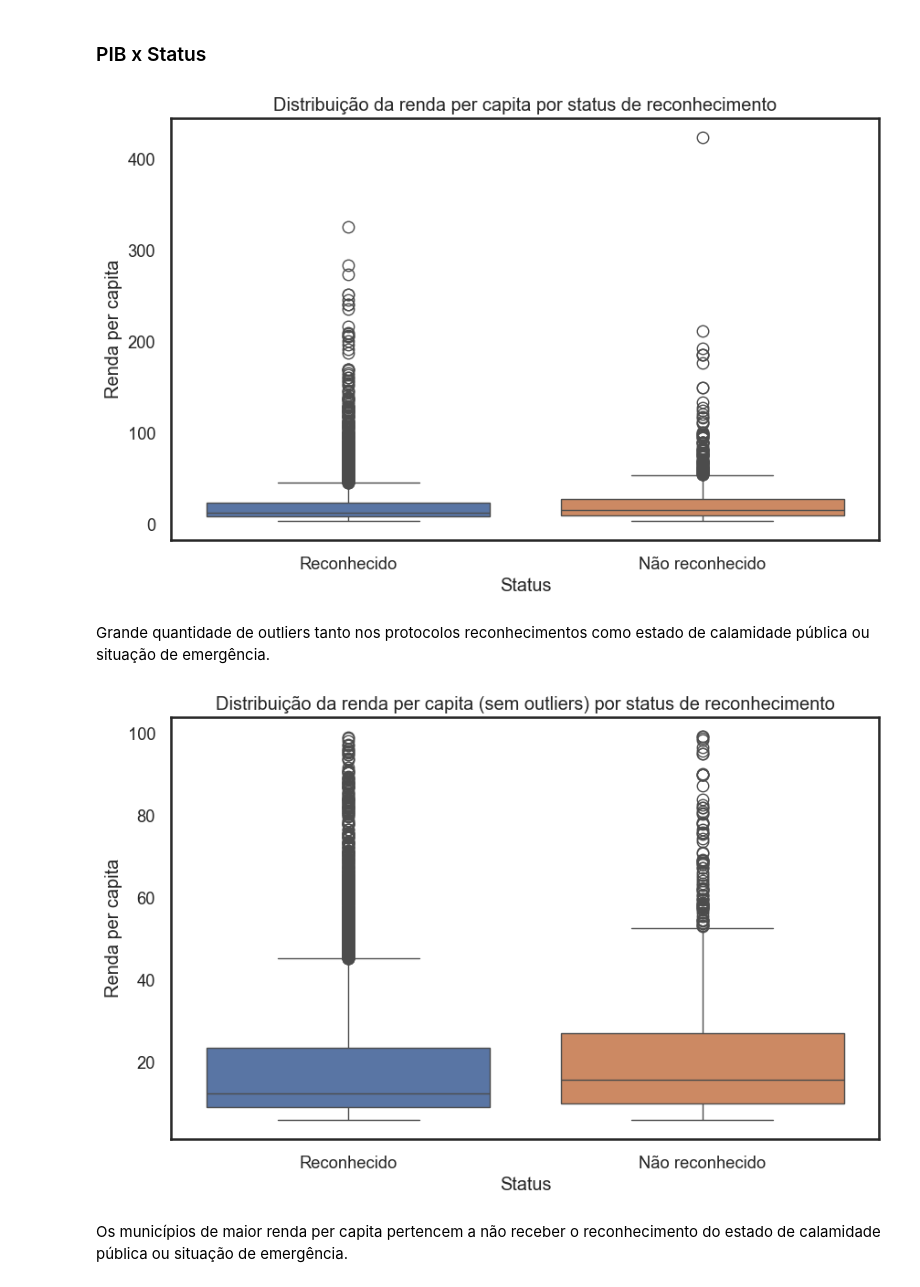
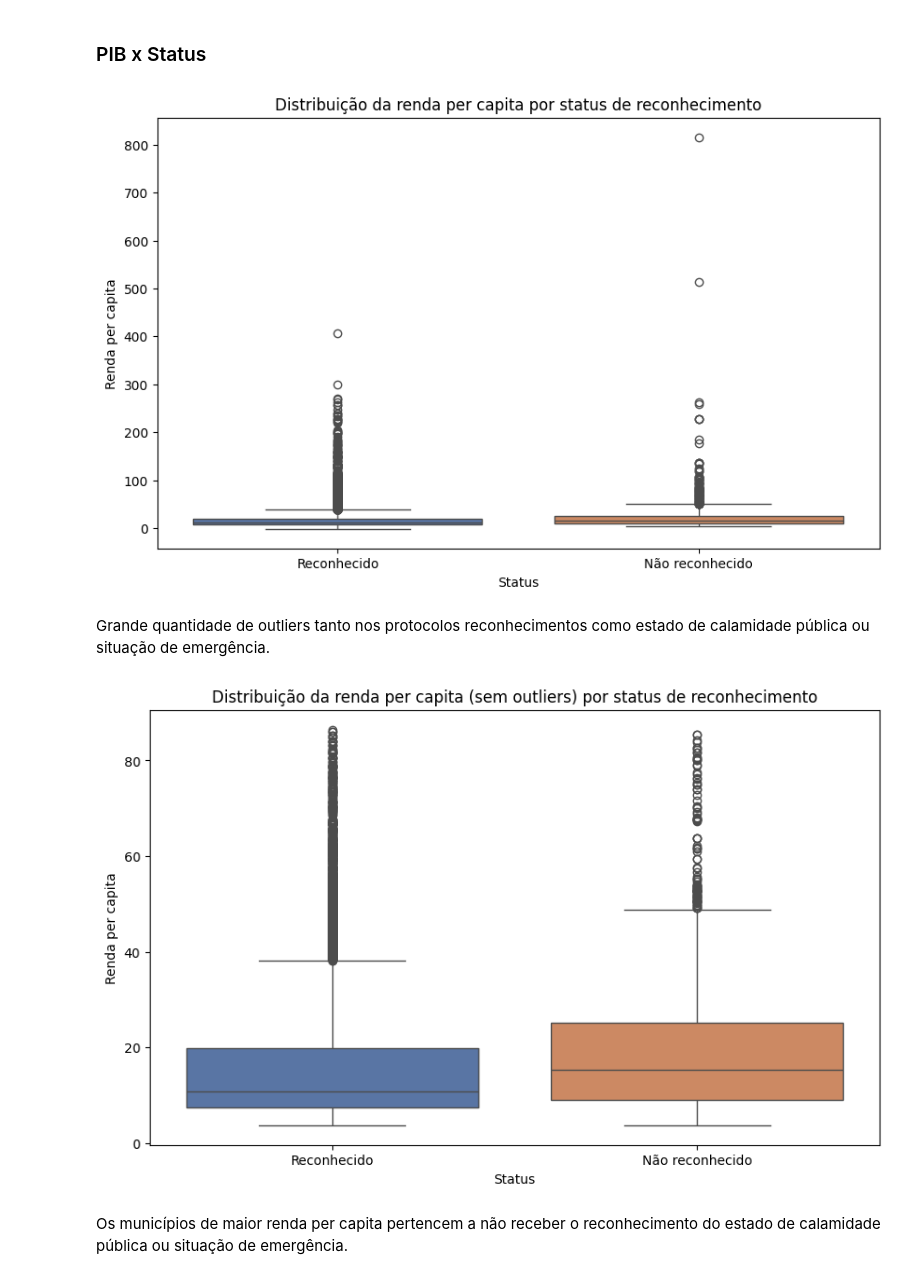
Before and after one commit to brunagmoura/previsaoreconhecimento, a Jupyter notebook: mynewbook/_build/jupyter_execute/AnaliseExploratoria.ipynb, the cells around one changed output. Saved outputs shown, nothing was run; the diff lists cells and outputs as text; code cells hidden in the pictures.

```diff
--- a/mynewbook/_build/jupyter_execute/AnaliseExploratoria.ipynb
+++ b/mynewbook/_build/jupyter_execute/AnaliseExploratoria.ipynb
@@ -276,20 +276,20 @@ Correlação baixa entre os valores ausentes nas variáveis DA_Polui/con do ar;
 # %%
 df_eventos_apos2022 = df_eventos.copy()
 
 df_eventos_apos2022 = df_eventos_apos2022.dropna(subset=['PIB'])
 #Existem dados para o PIB apenas até 2022.
 
-df_eventos_apos2022['PIB_per_capita'] = df_eventos_apos2022['PIB'] / df_eventos_apos2022['Hab']
+df_eventos_apos2022['PIB_per_capita'] = df_eventos_apos2022['PIB'] / df_eventos_apos2022['Pop']
 
 plt.figure(figsize=(10, 6))
 sns.boxplot(x='Status', y='PIB_per_capita', data=df_eventos_apos2022, palette='deep', order=status_counts.index)
 plt.title('Distribuição da renda per capita por status de reconhecimento')
 plt.xlabel('Status')
 plt.ylabel('Renda per capita')
 plt.xticks(rotation=0)
 plt.show()
 # %% [output]
-[figure, old version]
+[figure, new version]
 # %% [markdown]
 Grande quantidade de outliers tanto nos protocolos reconhecimentos como estado de calamidade pública ou situação de emergência.
 # %%
@@ -308,6 +308,6 @@ plt.ylabel('Renda per capita')
 plt.xticks(rotation=0)
 plt.show()
 # %% [output]
-[figure, old version]
+[figure, new version]
 # %% [markdown]
 Os municípios de maior renda per capita pertencem a não receber o reconhecimento do estado de calamidade pública ou situação de emergência.
```
Also changed, not shown: parts of 2 cells of this notebook, 11 other files.
